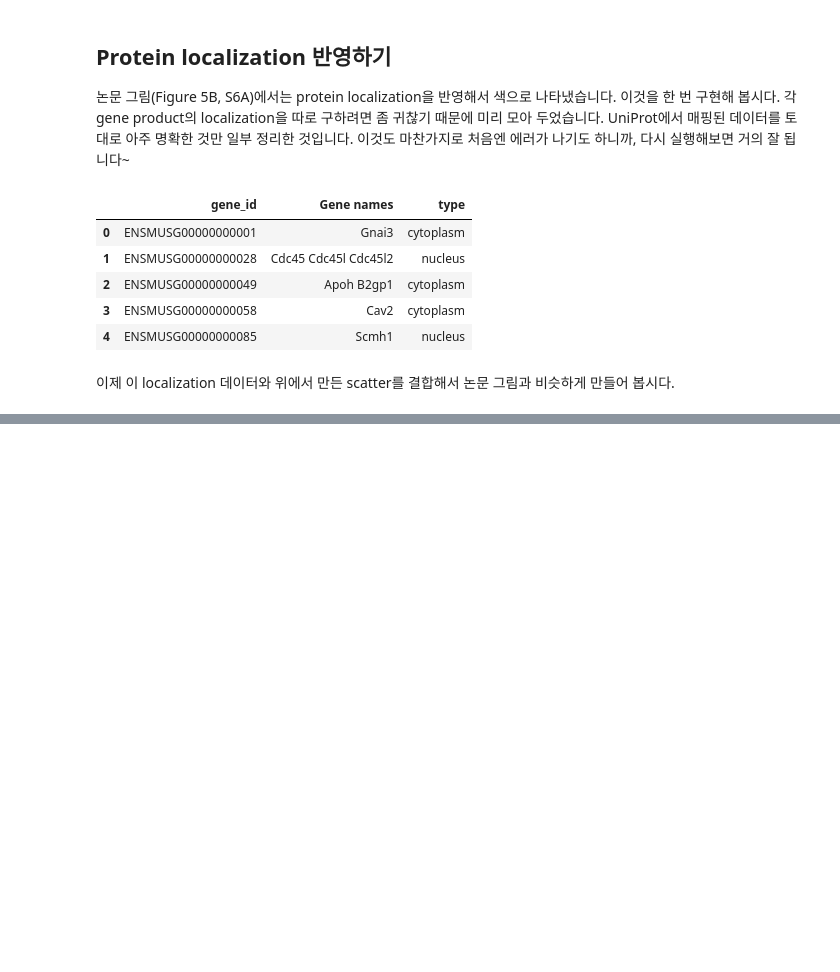
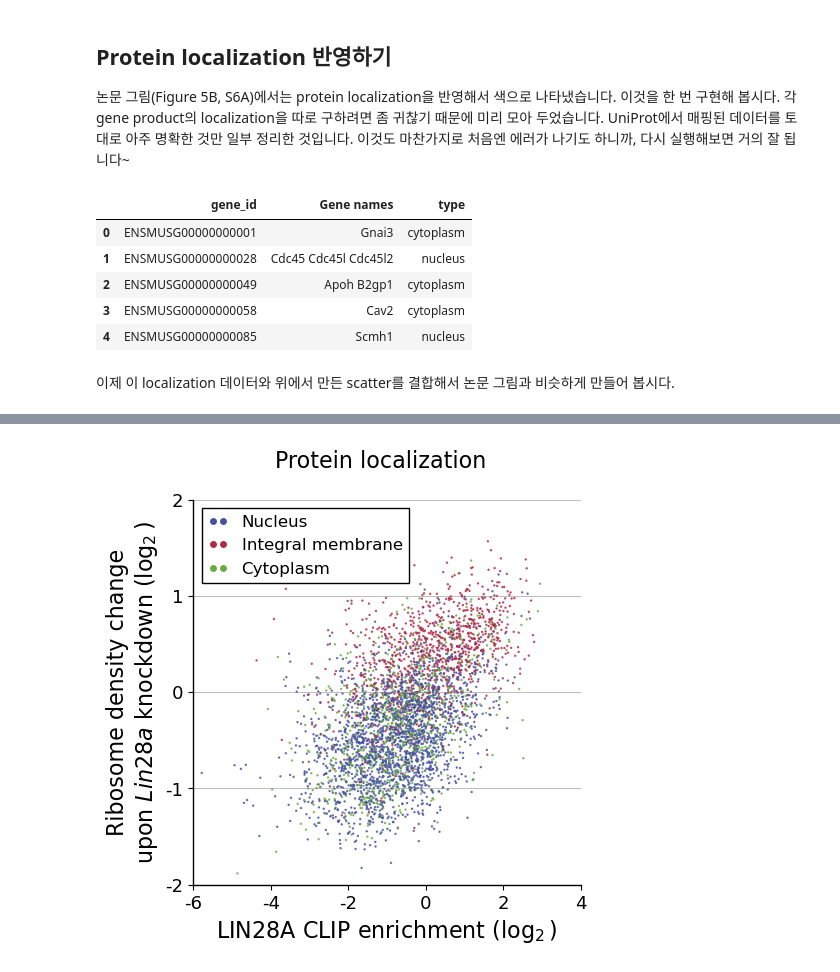
Before and after one commit to mahoon2/bioinfo1, a Jupyter notebook: CoLab_TermProj_2025_1.ipynb, the cells around one changed output, grey strips where cells are left out. Drawn from its saved outputs; the diff is of its cells as text; code cells hidden in the pictures; blank space fills up the shorter version.

```diff
--- a/CoLab_TermProj_2025_1.ipynb
+++ b/CoLab_TermProj_2025_1.ipynb
@@ -261,0 +258,3 @@ mouselocal.head()
+# %%
+temp['gene_id'] = [gene.split('.')[0] for gene in temp.index]
+temp.head()
@@ -261,0 +270,3 @@ mouselocal.head()
+# %%
+temp['type'] = temp['gene_id'].apply(lambda x: mouselocal[mouselocal['gene_id'] == x]['type'].values[0] if len(mouselocal[mouselocal['gene_id'] == x]) > 0 else 'NA')
+temp.head()
@@ -261,0 +282,9 @@ mouselocal.head()
+# %%
+cmap = {
+    'NA': "#ffffff",
+    'nucleus': "#45529f",
+    'integral membrane': "#b22945",
+    'cytoplasm': "#6aab3f",
+}
+temp['color'] = temp['type'].map(cmap)
+temp['color'].fillna("#ffffff", inplace=True)
@@ -261,0 +298,44 @@ mouselocal.head()
+# %%
+colored_temp = temp[temp['color'] != "#ffffff"]
+# %%
+fig, ax = plt.subplots(1, 1, figsize=(5, 5))
+ax.scatter(colored_temp['clip_enrichment'],
+           colored_temp['rden_change'], s=0.5, c=colored_temp['color'], alpha=0.8)
+
+ax.set_xlabel(r'LIN28A CLIP enrichment ($\log_2$)', fontsize=16)
+ax.set_ylabel(r'Ribosome density change' + '\n' + r'upon $\mathit{Lin28a}$ knockdown ($\log_2$)', fontsize=16)
+# ax.set_title(r'CLIP and ribosome footprinting upon $\mathit{Lin28a}$ knockdown', fontsize=16)
+fig.suptitle(r'Protein localization', fontsize=16)
+
+xstart = -6
+xend = 4
+ax.set_xlim(xstart, xend)
+ax.set_xticklabels(np.arange(xstart, xend + 1, 2), fontsize=13, family='sans-serif')
+
+ystart = -2
+yend = 2
+ax.set_ylim(ystart, yend)
+ax.set_yticks(np.arange(ystart, yend + 1, 1))
+ax.set_yticklabels(np.arange(ystart, yend + 1, 1), fontsize=13, family='sans-serif')
+
+ax.spines['bottom'].set_linewidth(1.0)
+ax.spines['left'].set_linewidth(1.0)
+ax.spines['bottom'].set_edgecolor('black')
+ax.spines['left'].set_edgecolor('black')
+ax.spines['top'].set_visible(False)
+ax.spines['right'].set_visible(False)
+
+ax.grid(axis='y', color='gray', alpha=0.5)
+legend_elements = [
+    Line2D([0], [0], marker='o', color='w', label=r'Nucleus',
+           markerfacecolor='#45529f',   markersize=6),
+    Line2D([0], [0], marker='o', color='w', label=r'Integral membrane',
+           markerfacecolor='#b22945',    markersize=6),
+    Line2D([0], [0], marker='o', color='w', label=r'Cytoplasm',
+           markerfacecolor='#6aab3f',  markersize=6),
+]
+ax.legend(handles=legend_elements, loc='upper left', fontsize=12, numpoints=2, framealpha=1, handlelength=1.2,
+          frameon=True, fancybox=False, edgecolor='black', facecolor='white', shadow=False)
+plt.show()
+# %% [output]
+[figure, added]
```
Also changed, not shown: parts of 51 cells of this notebook, 1 other file.
